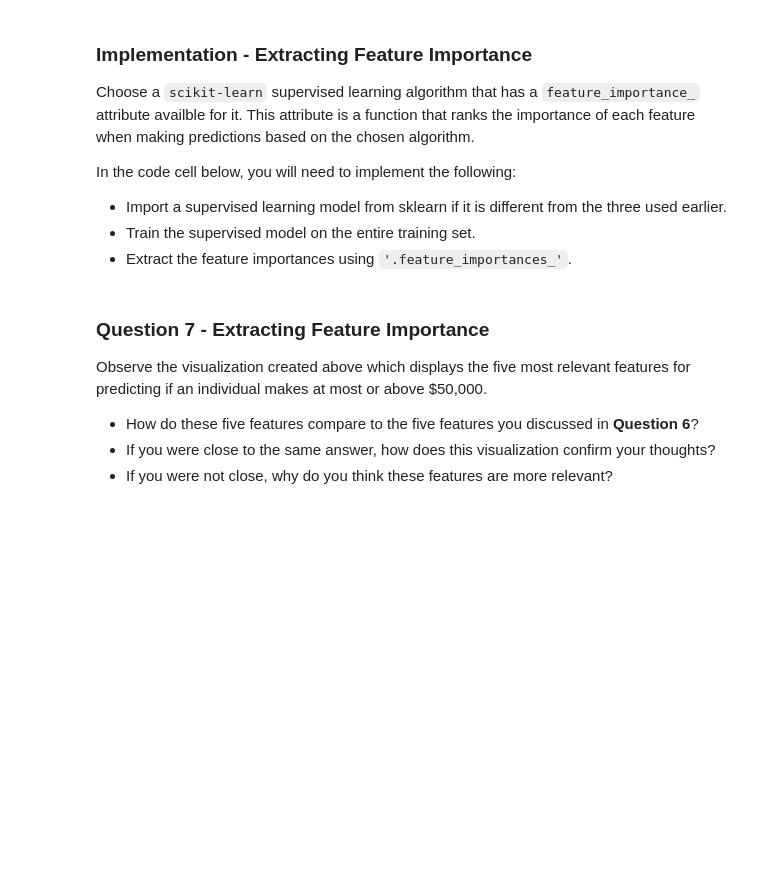
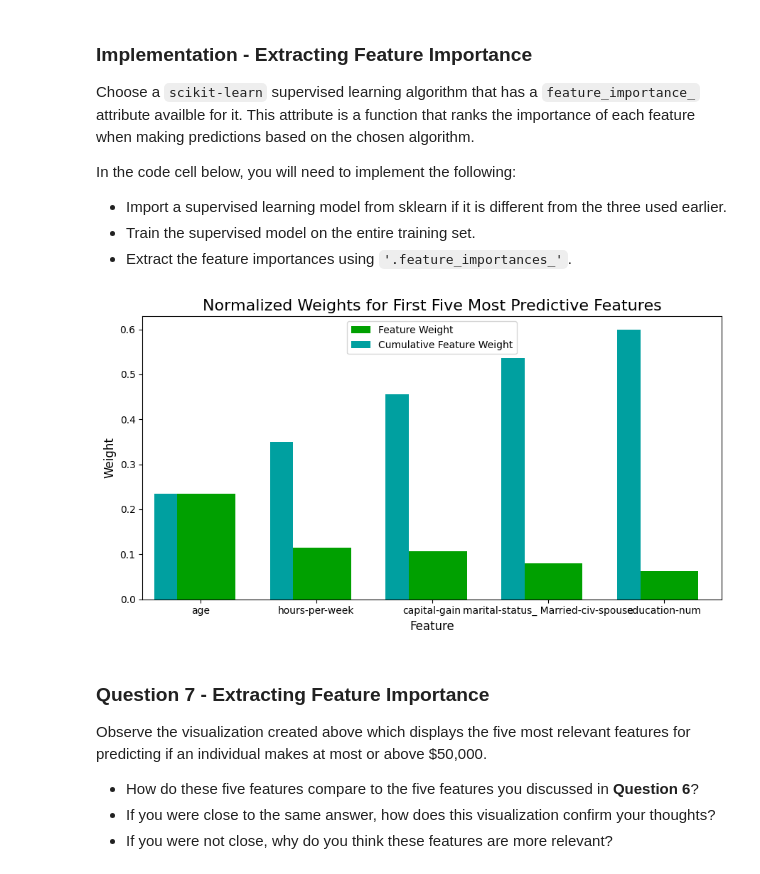
Before and after one commit to STLAmvizz/finding_donors, a Jupyter notebook: starter/finding_donors.ipynb, the cells around one changed output. Cells and saved outputs as stored; diff of their text form; code cells hidden in the pictures; blank space fills up the shorter version.

```diff
--- a/starter/finding_donors.ipynb
+++ b/starter/finding_donors.ipynb
@@ -557,16 +593,18 @@ In the code cell below, you will need to implement the following:
  - Extract the feature importances using `'.feature_importances_'`.
 # %%
 # TODO: Import a supervised learning model that has 'feature_importances_'
-
+# Going to use a random forest classifer which I have already imported!
 
 # TODO: Train the supervised model on the training set using .fit(X_train, y_train)
-model = None
+model = RandomForestClassifier(random_state=0).fit(X_train, y_train)
 
 # TODO: Extract the feature importances using .feature_importances_
-importances = None
+importances = model.feature_importances_
 
 # Plot
 vs.feature_plot(importances, X_train, y_train)
+# %% [output]
+[figure, added]
 # %% [markdown]
 ### Question 7 - Extracting Feature Importance
 
```
Also changed, not shown: parts of 17 cells of this notebook.
